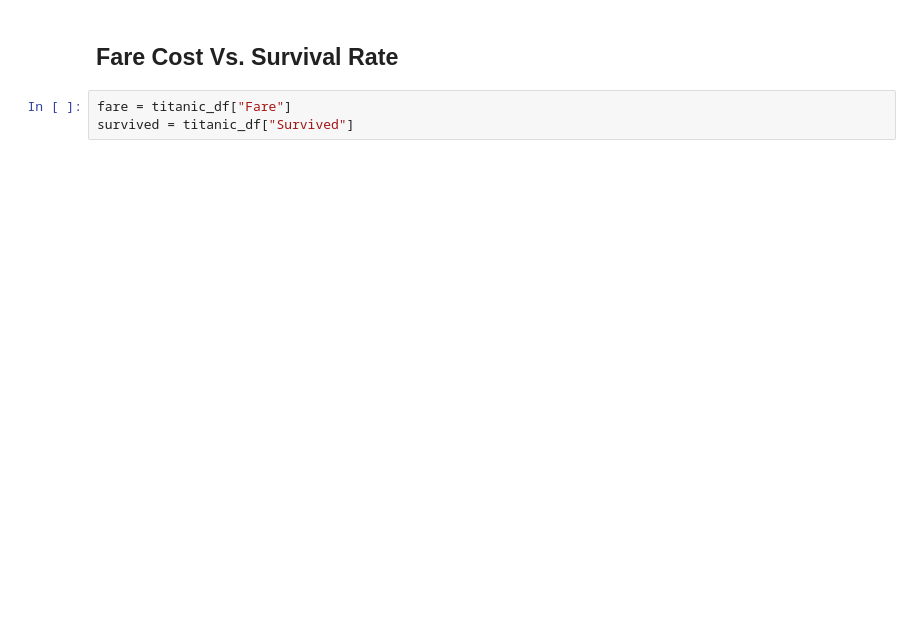
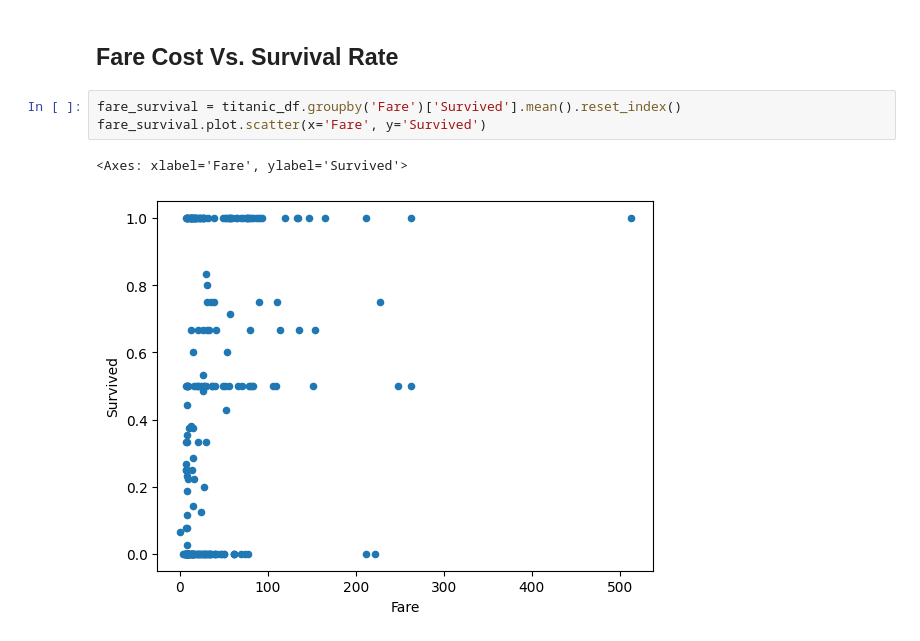
Before and after one commit to Rgjmerc/unit-3-data-science, a Jupyter notebook: 02_titanic.ipynb, the cells around one changed output. Cells and saved outputs as stored; diff of their text form; blank space fills up the shorter version.

```diff
--- a/02_titanic.ipynb
+++ b/02_titanic.ipynb
@@ -32,5 +32,8 @@ age.plot.hist(bins = 8 , edgecolor = "black", xlabel = "Age")
 # %% [markdown]
 ## Fare Cost Vs. Survival Rate
-# %%
-fare = titanic_df["Fare"]
-survived = titanic_df["Survived"]
+# %%
+fare_survival = titanic_df.groupby('Fare')['Survived'].mean().reset_index()
+fare_survival.plot.scatter(x='Fare', y='Survived')
+# %% [output]
+<Axes: xlabel='Fare', ylabel='Survived'>
+[figure, added]
```
Also changed, not shown: parts of 5 cells of this notebook.
